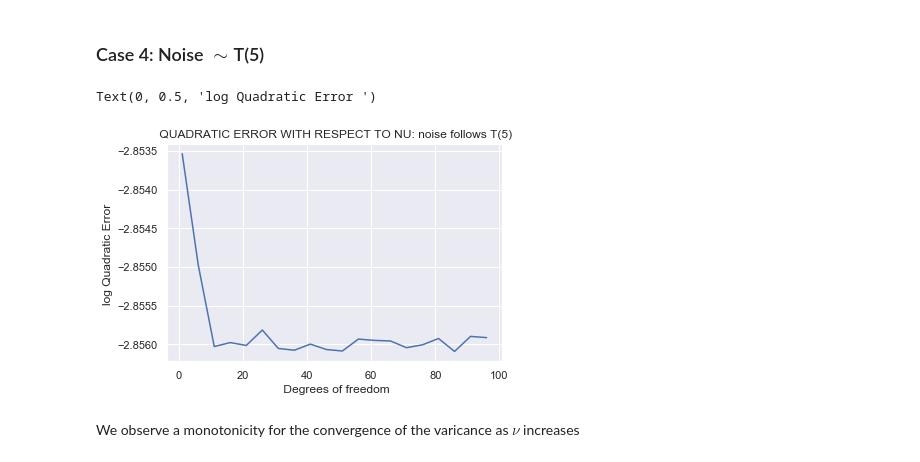
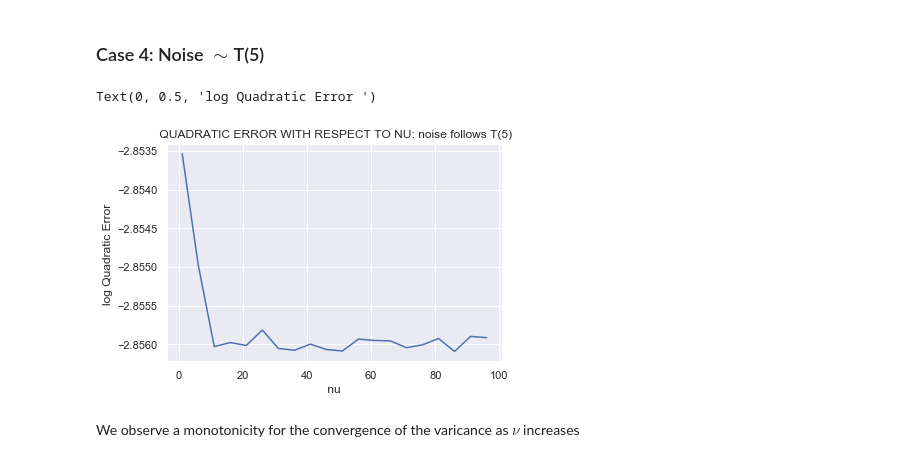
Before and after one commit to alakachr/NCE_GAN, a Jupyter notebook: NCE_GAN_Final.ipynb, the cells around one changed output. Cells and saved outputs as stored; diff of their text form; code cells hidden in the pictures.

```diff
--- a/NCE_GAN_Final.ipynb
+++ b/NCE_GAN_Final.ipynb
@@ -358,13 +358,14 @@ for i in x:
     Estim_c_1 = []
 # %%
 #plt.scatter( np.arange(1, 100 , 5) , 10e20*np.array(Var_1))
+sns.set(style='darkgrid')
 plt.plot( np.arange(1, 100 , 5) , np.log(np.array(Quad_err_1)) )
 plt.title(" QUADRATIC ERROR WITH RESPECT TO NU: noise follows T(5)")
-plt.xlabel(" Degrees of freedom")
+plt.xlabel(" nu ")
 plt.ylabel("log Quadratic Error ")
 # %% [output]
 Text(0, 0.5, 'log Quadratic Error ')
-[figure, old version]
+[figure, new version]
 # %% [markdown]
 We observe a monotonicity for the convergence of the varicance as $\nu$ increases
 # %% [markdown]
```
Also changed, not shown: parts of 15 cells of this notebook.
